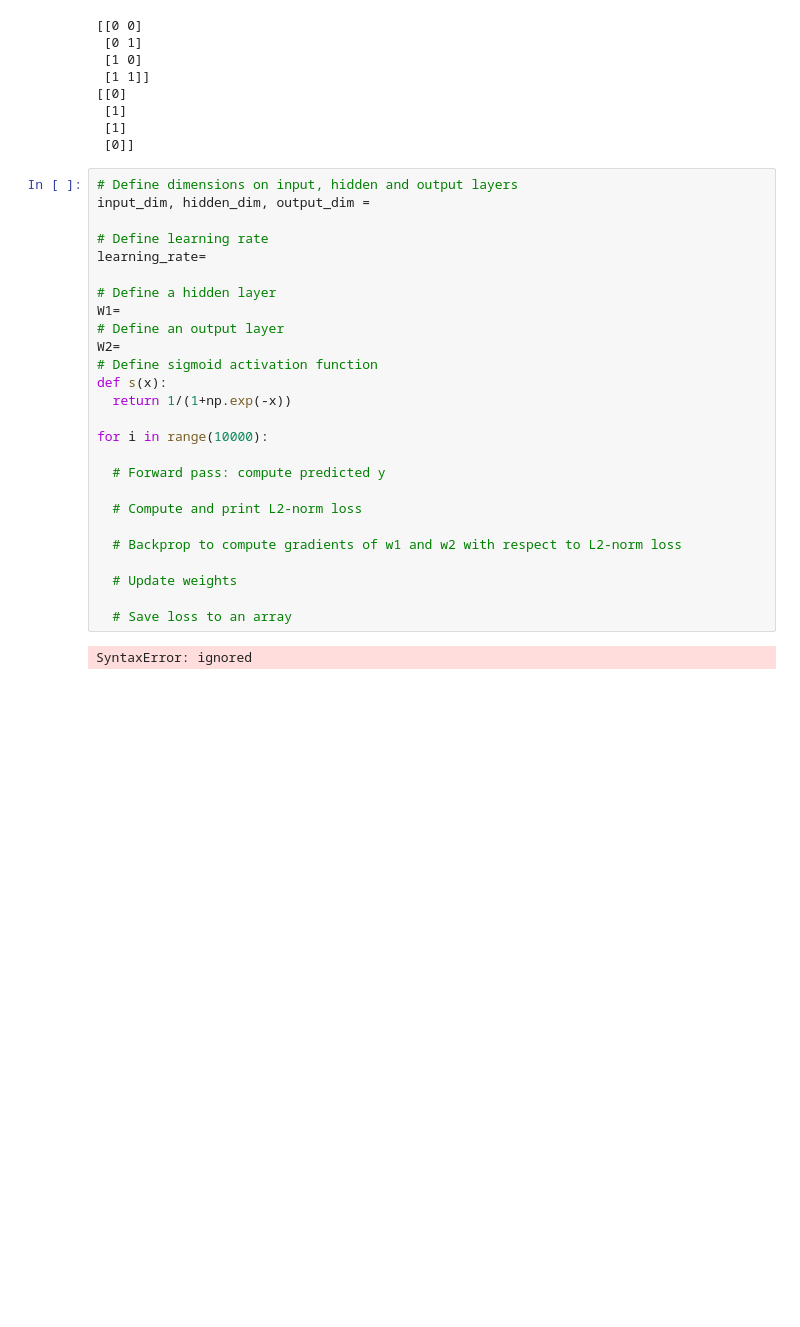
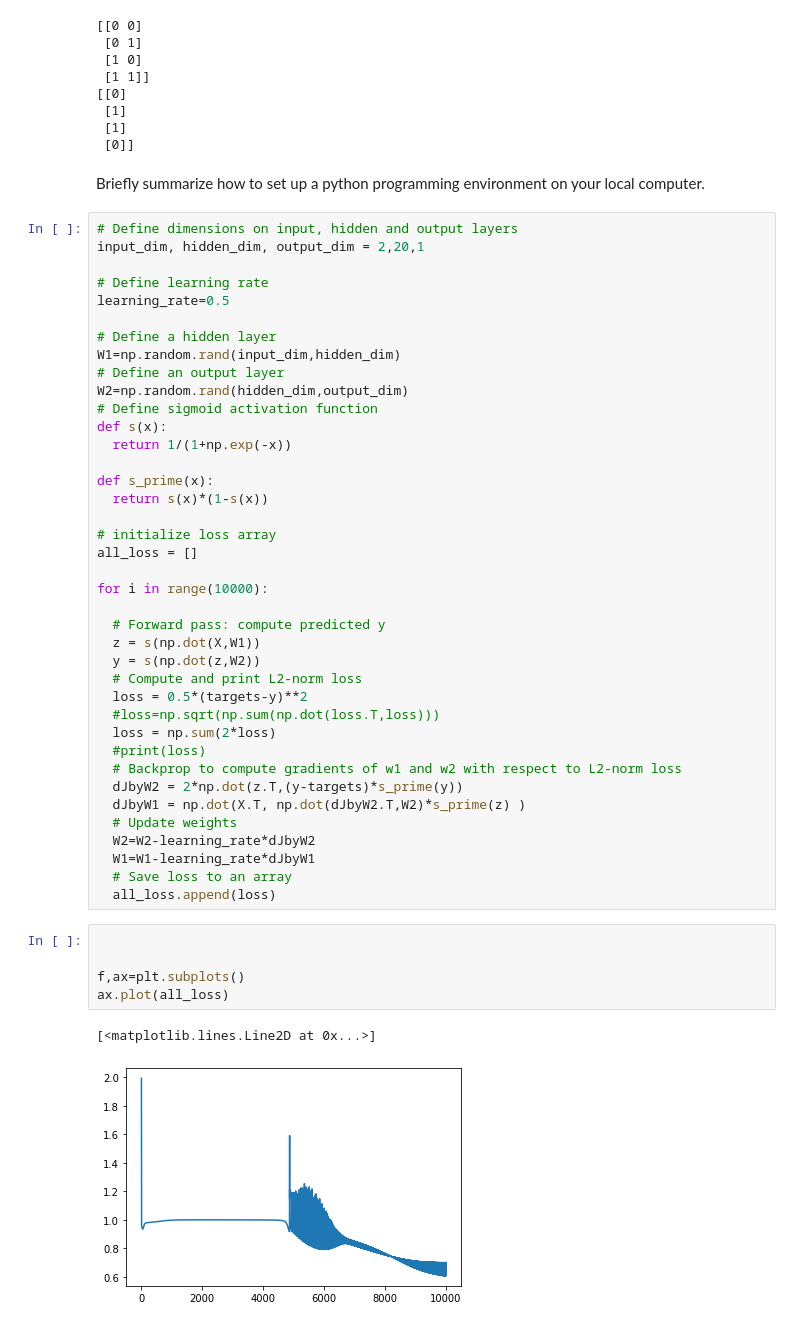
Before and after one commit to egagli/amath563, a Jupyter notebook: labs/1/Lab1.ipynb, the cells around one changed output. Cells and saved outputs as stored; diff of their text form; blank space fills up the shorter version.

```diff
--- a/labs/1/Lab1.ipynb
+++ b/labs/1/Lab1.ipynb
@@ -392,31 +392,52 @@ print(targets) # Output targets
  [1]
  [1]
  [0]]
+# %% [markdown]
+Briefly summarize how to set up a python programming environment on your local computer.
 # %%
 # Define dimensions on input, hidden and output layers
-input_dim, hidden_dim, output_dim =
+input_dim, hidden_dim, output_dim = 2,20,1
 
 # Define learning rate
-learning_rate=
+learning_rate=0.5
 
 # Define a hidden layer
-W1=
+W1=np.random.rand(input_dim,hidden_dim)
 # Define an output layer
-W2=
+W2=np.random.rand(hidden_dim,output_dim)
 # Define sigmoid activation function
 def s(x):
   return 1/(1+np.exp(-x))
 
+def s_prime(x):
+  return s(x)*(1-s(x))
+
+# initialize loss array
+all_loss = []
+
 for i in range(10000):
 
   # Forward pass: compute predicted y
-
+  z = s(np.dot(X,W1))
+  y = s(np.dot(z,W2))
   # Compute and print L2-norm loss
-
+  loss = 0.5*(targets-y)**2
+  #loss=np.sqrt(np.sum(np.dot(loss.T,loss)))
+  loss = np.sum(2*loss)
+  #print(loss)
   # Backprop to compute gradients of w1 and w2 with respect to L2-norm loss
-
+  dJbyW2 = 2*np.dot(z.T,(y-targets)*s_prime(y))
+  dJbyW1 = np.dot(X.T, np.dot(dJbyW2.T,W2)*s_prime(z) )
   # Update weights
-
+  W2=W2-learning_rate*dJbyW2
+  W1=W1-learning_rate*dJbyW1
   # Save loss to an array
+  all_loss.append(loss)
-# %% [output]
-SyntaxError: ignored
+# %%
+
+
+f,ax=plt.subplots()
+ax.plot(all_loss)
+# %% [output]
+[<matplotlib.lines.Line2D at 0x...>]
+[figure, added]
```
Also changed, not shown: parts of 4 cells of this notebook.
